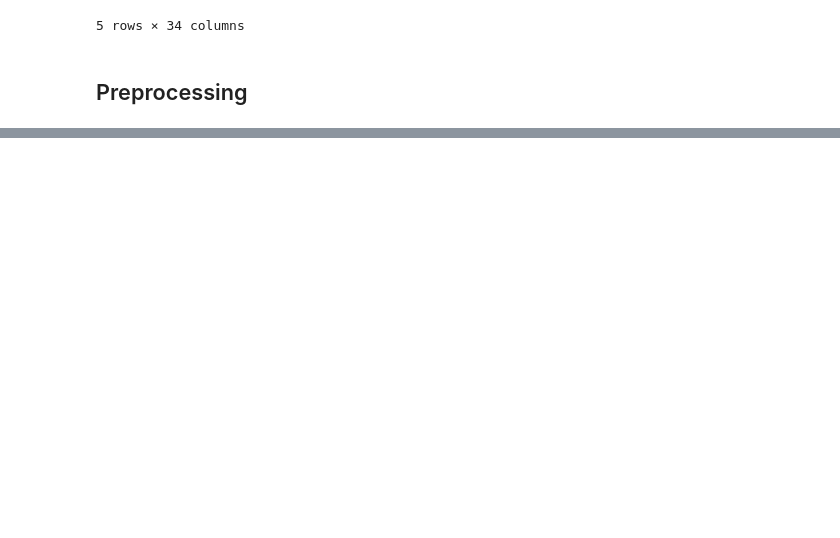
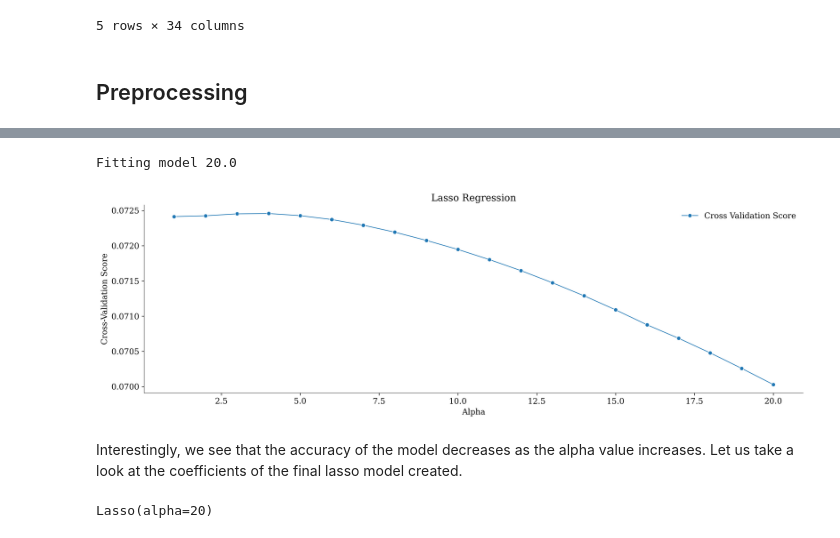
Before and after one commit to EdwinJaico-Berg/Capstone-Project, a Jupyter notebook: 3.1. Linear Regression.ipynb, the cells around one changed output, grey strips where cells are left out. Drawn from its saved outputs; the diff is of its cells as text; code cells hidden in the pictures; blank space fills up the shorter version.

```diff
--- a/3.1. Linear Regression.ipynb
+++ b/3.1. Linear Regression.ipynb
@@ -147,0 +197,30 @@ categorical_df.head(2)
+# %%
+from sklearn.linear_model import Lasso, Ridge
+from sklearn.model_selection import cross_val_score
+
+alphas = np.linspace(1, 20, 20)
+
+cross_val_scores = []
+
+for alpha in alphas:
+    print(f'Fitting model {alpha}', end='\r')
+    lasso = Lasso(alpha=alpha)
+    cv_score = np.mean(cross_val_score(lasso, X_train_transformed, y_train, cv = 2))
+    cross_val_scores.append(cv_score)
+
+plt.figure(figsize=(15, 5))
+plt.title('Lasso Regression')
+sns.lineplot(x=alphas, y=cross_val_scores, marker='o', label='Cross Validation Score')
+plt.xlabel('Alpha')
+plt.ylabel('Cross-Validation Score')
+plt.show()
+# %% [output]
+Fitting model 20.0
+[figure, added]
+# %% [markdown]
+Interestingly, we see that the accuracy of the model decreases as the alpha value increases. Let us take a look at the coefficients of the final lasso model created.
+# %%
+lasso = Lasso(alpha=20)
+lasso.fit(X_train_transformed, y_train)
+# %% [output]
+Lasso(alpha=20)
```
Also changed, not shown: parts of 64 cells of this notebook.
